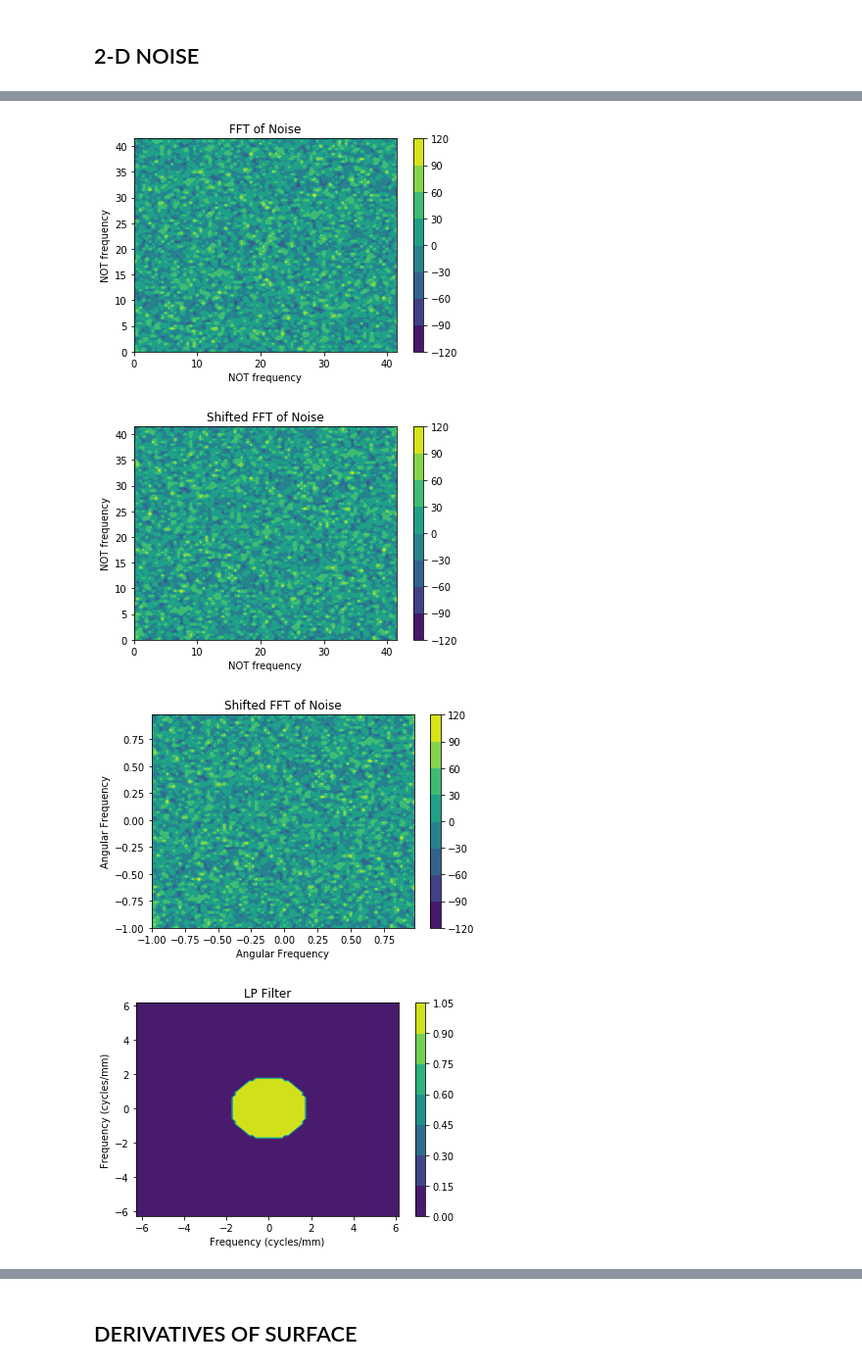
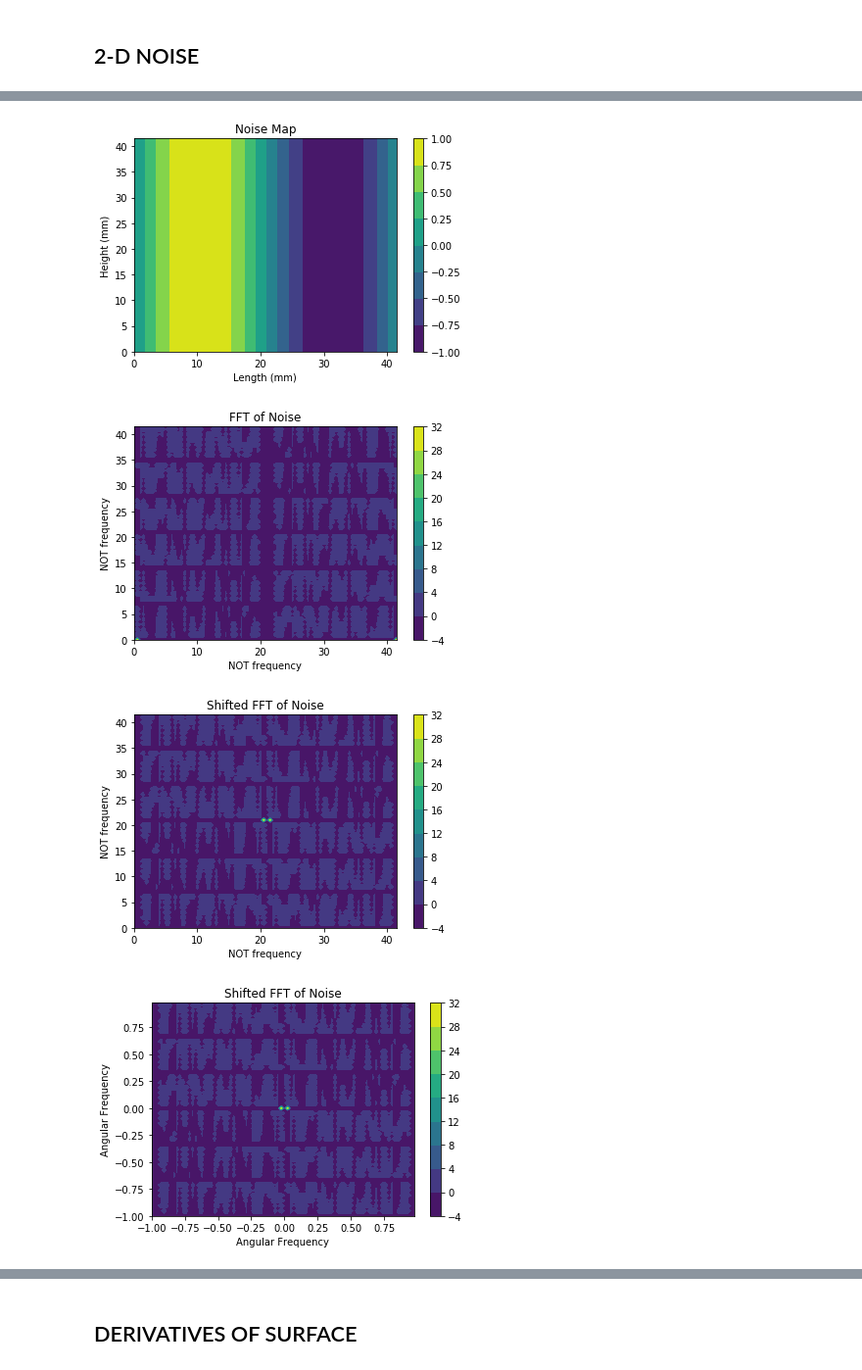
Before and after one commit to jared-may/RuhlCMBSrProject, a Jupyter notebook: FourrierPractice.ipynb, the cells around one changed output, grey strips where cells are left out. Shown: that part at 98% size. Cells and saved outputs as stored; diff of their text form; code cells hidden in the pictures.

```diff
--- a/FourrierPractice.ipynb
+++ b/FourrierPractice.ipynb
@@ -154,7 +154,7 @@ Nh = H * 2
 dL = L/Nl #space between sample points
 dH = H/Nh #these are equal - as they should be (?)
 #print(dL,dH)
-f = 75 #Hz or cycles/mm
+f = 75 #Hz or cycles/mm 75 works well for visualization
 wc = f / (2*np.pi) #rad/sec or rad/mm
 amp = 1 #amplitude +/- of noise
 
@@ -165,6 +165,16 @@ X,Y = np.meshgrid(x,y)
 
 ### ESTABLISH NOISE MAP ###
 wn2d = np.random.uniform(-amp,amp,(Nh,Nl))
+plt.figure()
+plt.contourf(X,Y,wn2d)
+plt.colorbar()
+plt.title("Noise Map")
+plt.xlabel("Length (mm)")
+plt.ylabel("Height (mm)")
+
+### MAKE A PLANE WAVE ###
+
+wn2d = amp * np.sin(0.15 * X) #########################
 plt.figure()
 plt.contourf(X,Y,wn2d)
 plt.colorbar()
@@ -216,6 +226,7 @@ center = [crow, ccol]
 xlpf, ylpf = np.ogrid[:rows, :cols]
 lpf_area = (xlpf - center[0])**2 + (ylpf - center[1])**2 <= wc**2
 lpf[lpf_area] = 1
+lpf = np.ones((Nl,Nh)) ############################
 #print(lpf)
 plt.figure()
 plt.contourf(2*np.pi*freqx, 2*np.pi*freqy,lpf) #scaled from angular freq to Hz
@@ -251,7 +262,8 @@ plt.title("LP Noise Map")
 plt.xlabel("Length (mm)")
 plt.ylabel("Height (mm)")
 
-np.save('Random_Maps/wn2d_L42_W42_fc75_A1.npy', wn2d_lp)
+print(wn2d_lp)
+#np.save('Random_Maps/wn2d_L42_W42_fc75_A1.npy', wn2d_lp)
 # np.save('outputs/materials/' + material_name +'/' + str(angle) + '_degX.npy', values_x)
 #wn2d_lp_real = wn2d_lp.real
 #wn2d_lp_real = ['{:f}'.format(item) for item in wn2d_lp_real]
@@ -264,4 +295,4 @@ np.save('Random_Maps/wn2d_L42_W42_fc75_A1.npy', wn2d_lp)
-[figure, old version]
+[figure, new version]
-[figure, old version]
+[figure, new version]
-[figure, old version]
+[figure, new version]
-[figure, old version]
+[figure, new version]
```
Also changed, not shown: parts of 7 cells of this notebook.
